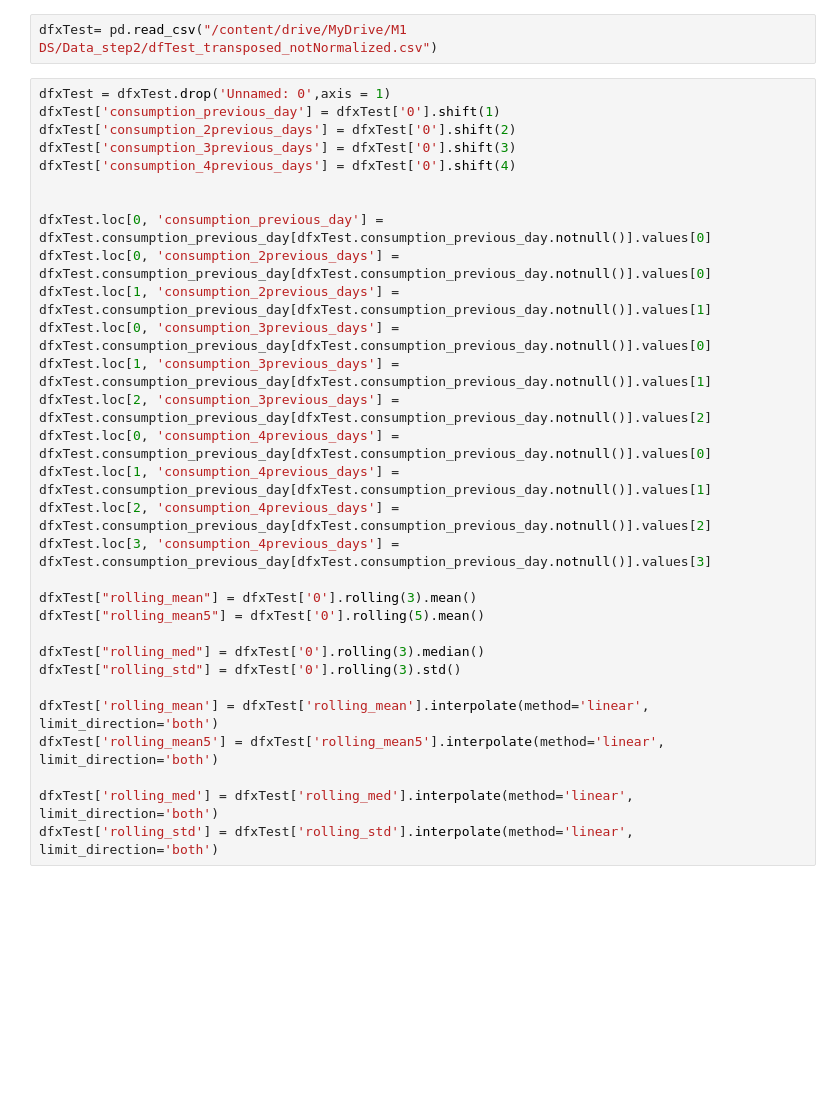
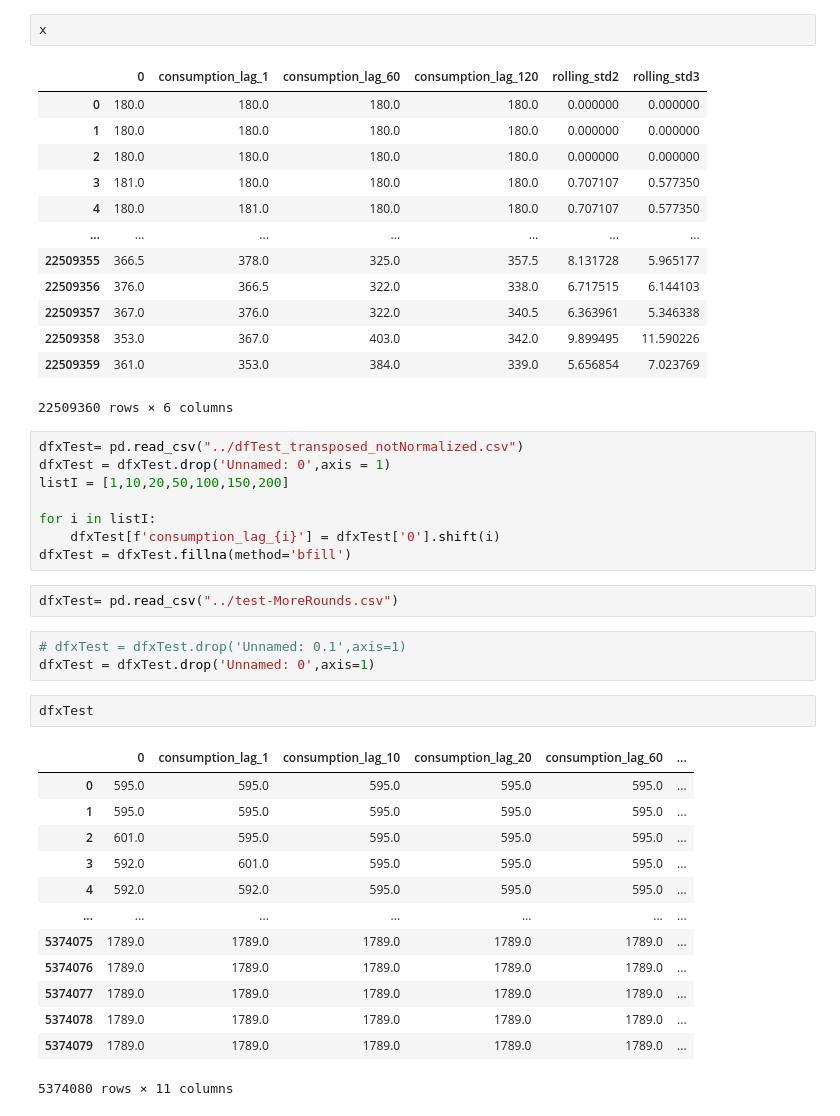
Before and after one commit to Riadrekab/machine_consomation_ML, a Jupyter notebook: prediction0.23.ipynb, the cells around one changed output. Cells and saved outputs as stored; diff of their text form; blank space fills up the shorter version.

```diff
--- a/prediction0.23.ipynb
+++ b/prediction0.23.ipynb
@@ -91,35 +112,48 @@ plt.show()
+# %%
+x
+# %% [output]
+|  | 0 | consumption_lag_1 | consumption_lag_60 | consumption_lag_120 | rolling_std2 | rolling_std3 |
+| 0 | 180.0 | 180.0 | 180.0 | 180.0 | 0.000000 | 0.000000 |
+| 1 | 180.0 | 180.0 | 180.0 | 180.0 | 0.000000 | 0.000000 |
+| 2 | 180.0 | 180.0 | 180.0 | 180.0 | 0.000000 | 0.000000 |
+| 3 | 181.0 | 180.0 | 180.0 | 180.0 | 0.707107 | 0.577350 |
+| 4 | 180.0 | 181.0 | 180.0 | 180.0 | 0.707107 | 0.577350 |
+| ... | ... | ... | ... | ... | ... | ... |
+| 22509355 | 366.5 | 378.0 | 325.0 | 357.5 | 8.131728 | 5.965177 |
+| 22509356 | 376.0 | 366.5 | 322.0 | 338.0 | 6.717515 | 6.144103 |
+| 22509357 | 367.0 | 376.0 | 322.0 | 340.5 | 6.363961 | 5.346338 |
+| 22509358 | 353.0 | 367.0 | 403.0 | 342.0 | 9.899495 | 11.590226 |
+| 22509359 | 361.0 | 353.0 | 384.0 | 339.0 | 5.656854 | 7.023769 |
+22509360 rows × 6 columns
+# %%
+dfxTest= pd.read_csv("../dfTest_transposed_notNormalized.csv")
+dfxTest = dfxTest.drop('Unnamed: 0',axis = 1)
+listI = [1,10,20,50,100,150,200]
+
+for i in listI:
+    dfxTest[f'consumption_lag_{i}'] = dfxTest['0'].shift(i)
+dfxTest = dfxTest.fillna(method='bfill')
 # %%
-dfxTest= pd.read_csv("/content/drive/MyDrive/M1 DS/Data_step2/dfTest_transposed_notNormalized.csv")
+dfxTest= pd.read_csv("../test-MoreRounds.csv")
-# %%
-dfxTest = dfxTest.drop('Unnamed: 0',axis = 1)
-dfxTest['consumption_previous_day'] = dfxTest['0'].shift(1)
-dfxTest['consumption_2previous_days'] = dfxTest['0'].shift(2)
-dfxTest['consumption_3previous_days'] = dfxTest['0'].shift(3)
-dfxTest['consumption_4previous_days'] = dfxTest['0'].shift(4)
-
-
-dfxTest.loc[0, 'consumption_previous_day'] = dfxTest.consumption_previous_day[dfxTest.consumption_previous_day.notnull()].values[0]
-dfxTest.loc[0, 'consumption_2previous_days'] = dfxTest.consumption_previous_day[dfxTest.consumption_previous_day.notnull()].values[0]
-dfxTest.loc[1, 'consumption_2previous_days'] = dfxTest.consumption_previous_day[dfxTest.consumption_previous_day.notnull()].values[1]
-dfxTest.loc[0, 'consumption_3previous_days'] = dfxTest.consumption_previous_day[dfxTest.consumption_previous_day.notnull()].values[0]
-dfxTest.loc[1, 'consumption_3previous_days'] = dfxTest.consumption_previous_day[dfxTest.consumption_previous_day.notnull()].values[1]
-dfxTest.loc[2, 'consumption_3previous_days'] = dfxTest.consumption_previous_day[dfxTest.consumption_previous_day.notnull()].values[2]
-dfxTest.loc[0, 'consumption_4previous_days'] = dfxTest.consumption_previous_day[dfxTest.consumption_previous_day.notnull()].values[0]
-dfxTest.loc[1, 'consumption_4previous_days'] = dfxTest.consumption_previous_day[dfxTest.consumption_previous_day.notnull()].values[1]
-dfxTest.loc[2, 'consumption_4previous_days'] = dfxTest.consumption_previous_day[dfxTest.consumption_previous_day.notnull()].values[2]
-dfxTest.loc[3, 'consumption_4previous_days'] = dfxTest.consumption_previous_day[dfxTest.consumption_previous_day.notnull()].values[3]
-
-dfxTest["rolling_mean"] = dfxTest['0'].rolling(3).mean()
-dfxTest["rolling_mean5"] = dfxTest['0'].rolling(5).mean()
-
-dfxTest["rolling_med"] = dfxTest['0'].rolling(3).median()
-dfxTest["rolling_std"] = dfxTest['0'].rolling(3).std()
-
-dfxTest['rolling_mean'] = dfxTest['rolling_mean'].interpolate(method='linear', limit_direction='both')
-dfxTest['rolling_mean5'] = dfxTest['rolling_mean5'].interpolate(method='linear', limit_direction='both')
-
-dfxTest['rolling_med'] = dfxTest['rolling_med'].interpolate(method='linear', limit_direction='both')
-dfxTest['rolling_std'] = dfxTest['rolling_std'].interpolate(method='linear', limit_direction='both')
+# %%
+# dfxTest = dfxTest.drop('Unnamed: 0.1',axis=1)
+dfxTest = dfxTest.drop('Unnamed: 0',axis=1)
+# %%
+dfxTest
+# %% [output]
+|  | 0 | consumption_lag_1 | consumption_lag_10 | consumption_lag_20 | consumption_lag_60 | ... |
+| 0 | 595.0 | 595.0 | 595.0 | 595.0 | 595.0 | ... |
+| 1 | 595.0 | 595.0 | 595.0 | 595.0 | 595.0 | ... |
+| 2 | 601.0 | 595.0 | 595.0 | 595.0 | 595.0 | ... |
+| 3 | 592.0 | 601.0 | 595.0 | 595.0 | 595.0 | ... |
+| 4 | 592.0 | 592.0 | 595.0 | 595.0 | 595.0 | ... |
+| ... | ... | ... | ... | ... | ... | ... |
+| 5374075 | 1789.0 | 1789.0 | 1789.0 | 1789.0 | 1789.0 | ... |
+| 5374076 | 1789.0 | 1789.0 | 1789.0 | 1789.0 | 1789.0 | ... |
+| 5374077 | 1789.0 | 1789.0 | 1789.0 | 1789.0 | 1789.0 | ... |
+| 5374078 | 1789.0 | 1789.0 | 1789.0 | 1789.0 | 1789.0 | ... |
+| 5374079 | 1789.0 | 1789.0 | 1789.0 | 1789.0 | 1789.0 | ... |
+5374080 rows × 11 columns
 # %%
 dFin = xgb.DMatrix(dfxTest)
 
```
Also changed, not shown: parts of 9 cells of this notebook, 1 other file.
